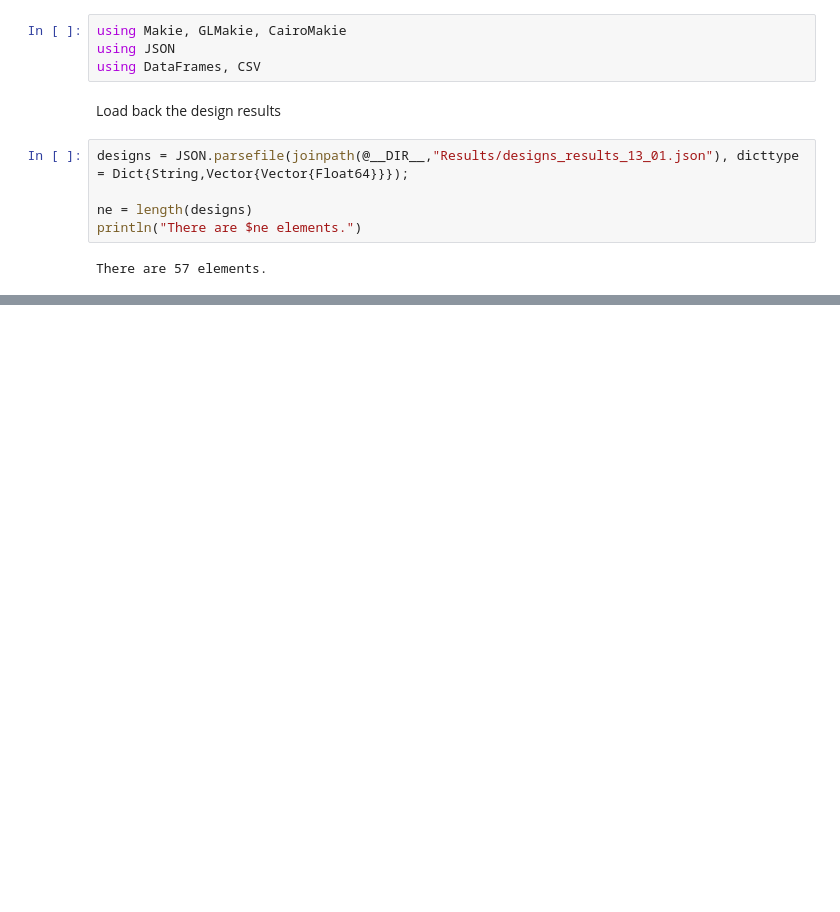
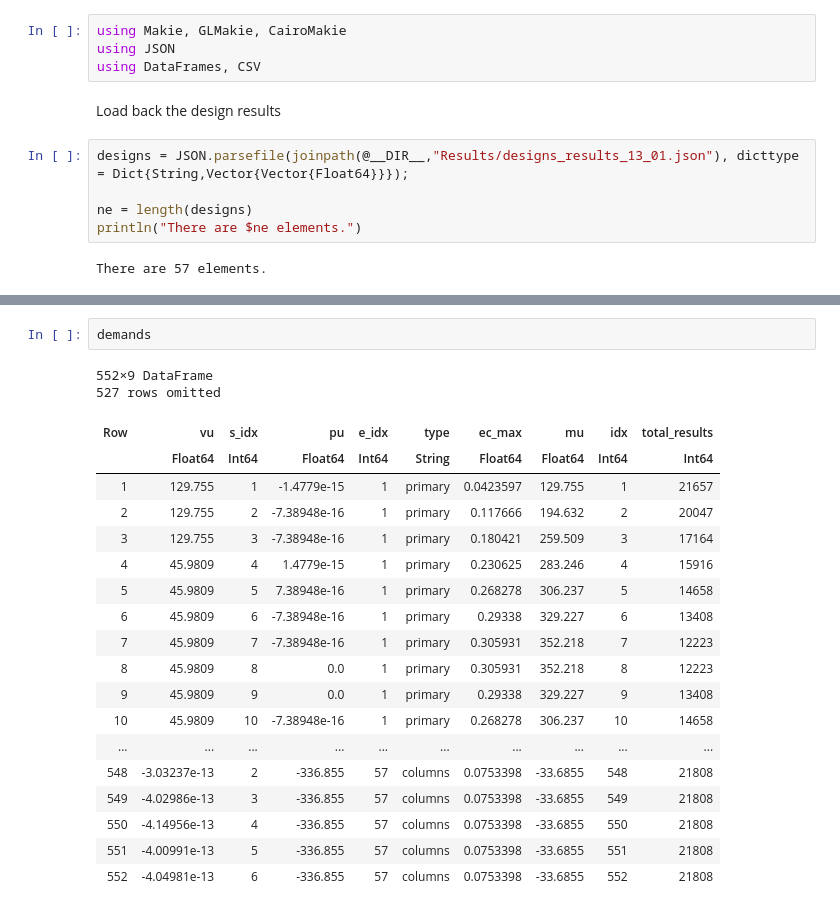
Before and after one commit to pitipatw/ConcreteExplorer, a Jupyter notebook: src/demo_design.ipynb, the cells around one changed output, grey strips where cells are left out. Cells and saved outputs as stored; diff of their text form; blank space fills up the shorter version.

```diff
--- a/src/demo_design.ipynb
+++ b/src/demo_design.ipynb
@@ -521,0 +486,23 @@ x_range = -xmax + res:500:xmax - res = -3250:500:3250
+# %%
+demands
+# %% [output]
+552×9 DataFrame
+527 rows omitted
+| Row | vu | s_idx | pu | e_idx | type | ec_max | mu | idx | total_results |
+|  | Float64 | Int64 | Float64 | Int64 | String | Float64 | Float64 | Int64 | Int64 |
+| 1 | 129.755 | 1 | -1.4779e-15 | 1 | primary | 0.0423597 | 129.755 | 1 | 21657 |
+| 2 | 129.755 | 2 | -7.38948e-16 | 1 | primary | 0.117666 | 194.632 | 2 | 20047 |
+| 3 | 129.755 | 3 | -7.38948e-16 | 1 | primary | 0.180421 | 259.509 | 3 | 17164 |
+| 4 | 45.9809 | 4 | 1.4779e-15 | 1 | primary | 0.230625 | 283.246 | 4 | 15916 |
+| 5 | 45.9809 | 5 | 7.38948e-16 | 1 | primary | 0.268278 | 306.237 | 5 | 14658 |
+| 6 | 45.9809 | 6 | -7.38948e-16 | 1 | primary | 0.29338 | 329.227 | 6 | 13408 |
+| 7 | 45.9809 | 7 | -7.38948e-16 | 1 | primary | 0.305931 | 352.218 | 7 | 12223 |
+| 8 | 45.9809 | 8 | 0.0 | 1 | primary | 0.305931 | 352.218 | 8 | 12223 |
+| 9 | 45.9809 | 9 | 0.0 | 1 | primary | 0.29338 | 329.227 | 9 | 13408 |
+| 10 | 45.9809 | 10 | -7.38948e-16 | 1 | primary | 0.268278 | 306.237 | 10 | 14658 |
+| ... | ... | ... | ... | ... | ... | ... | ... | ... | ... |
+| 548 | -3.03237e-13 | 2 | -336.855 | 57 | columns | 0.0753398 | -33.6855 | 548 | 21808 |
+| 549 | -4.02986e-13 | 3 | -336.855 | 57 | columns | 0.0753398 | -33.6855 | 549 | 21808 |
+| 550 | -4.14956e-13 | 4 | -336.855 | 57 | columns | 0.0753398 | -33.6855 | 550 | 21808 |
+| 551 | -4.00991e-13 | 5 | -336.855 | 57 | columns | 0.0753398 | -33.6855 | 551 | 21808 |
+| 552 | -4.04981e-13 | 6 | -336.855 | 57 | columns | 0.0753398 | -33.6855 | 552 | 21808 |
```
Also changed, not shown: parts of 4 cells of this notebook.
